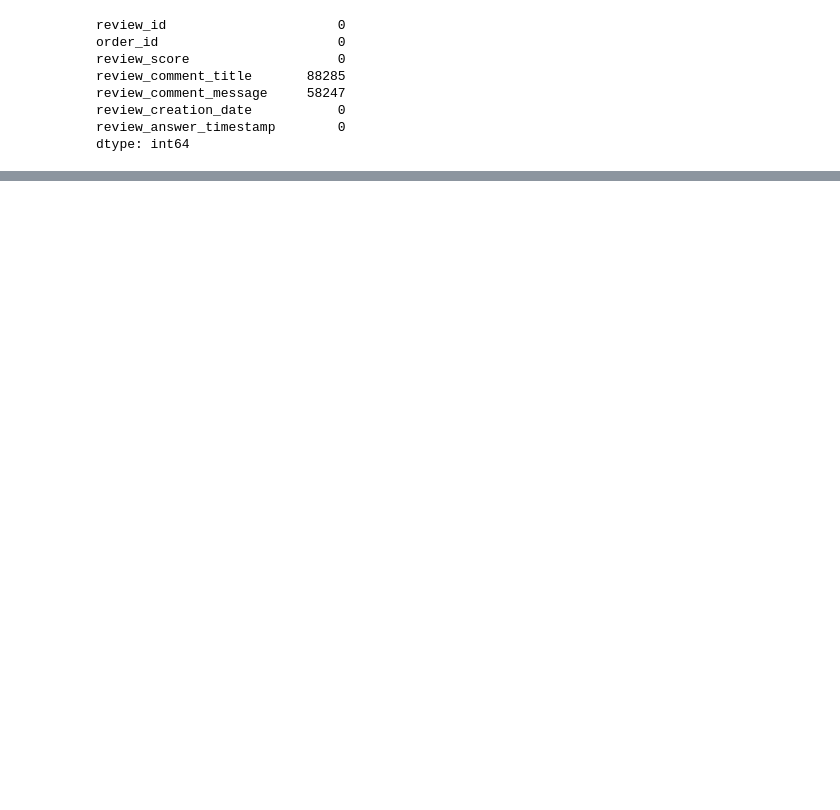
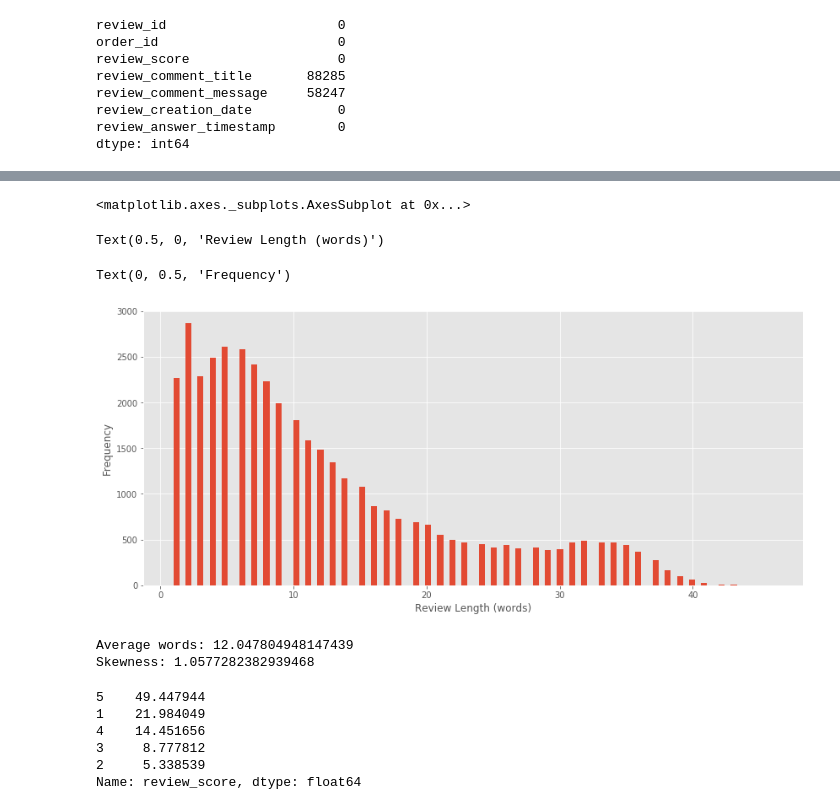
Before and after one commit to Johnne32/Sample, a Jupyter notebook: Brazilian reviews analysis.ipynb, the cells around one changed output, grey strips where cells are left out. Saved outputs shown, nothing was run; the diff lists cells and outputs as text; code cells hidden in the pictures; blank space fills up the shorter version.

```diff
--- a/Brazilian reviews analysis.ipynb
+++ b/Brazilian reviews analysis.ipynb
@@ -218,0 +374,28 @@ important_triagrams
+# %%
+## Getting the number of words by splitting them by a space
+words_per_review = review_data.review_comment_message.apply(lambda x: len(x.split(" ")))
+words_per_review.hist(bins = 100)
+plt.xlabel('Review Length (words)')
+plt.ylabel('Frequency')
+plt.show()
+# %% [output]
+<matplotlib.axes._subplots.AxesSubplot at 0x...>
+Text(0.5, 0, 'Review Length (words)')
+Text(0, 0.5, 'Frequency')
+[figure, added]
+# %%
+print('Average words:', words_per_review.mean())
+print('Skewness:', words_per_review.skew())
+# %% [output]
+Average words: 12.047804948147439
+Skewness: 1.0577282382939468
+# %%
+percent_val = 100 * review_data['review_score'].value_counts()/len(review_data)
+percent_val
+# %% [output]
+5    49.447944
+1    21.984049
+4    14.451656
+3     8.777812
+2     5.338539
+Name: review_score, dtype: float64
```
Also changed, not shown: parts of 71 cells of this notebook.
